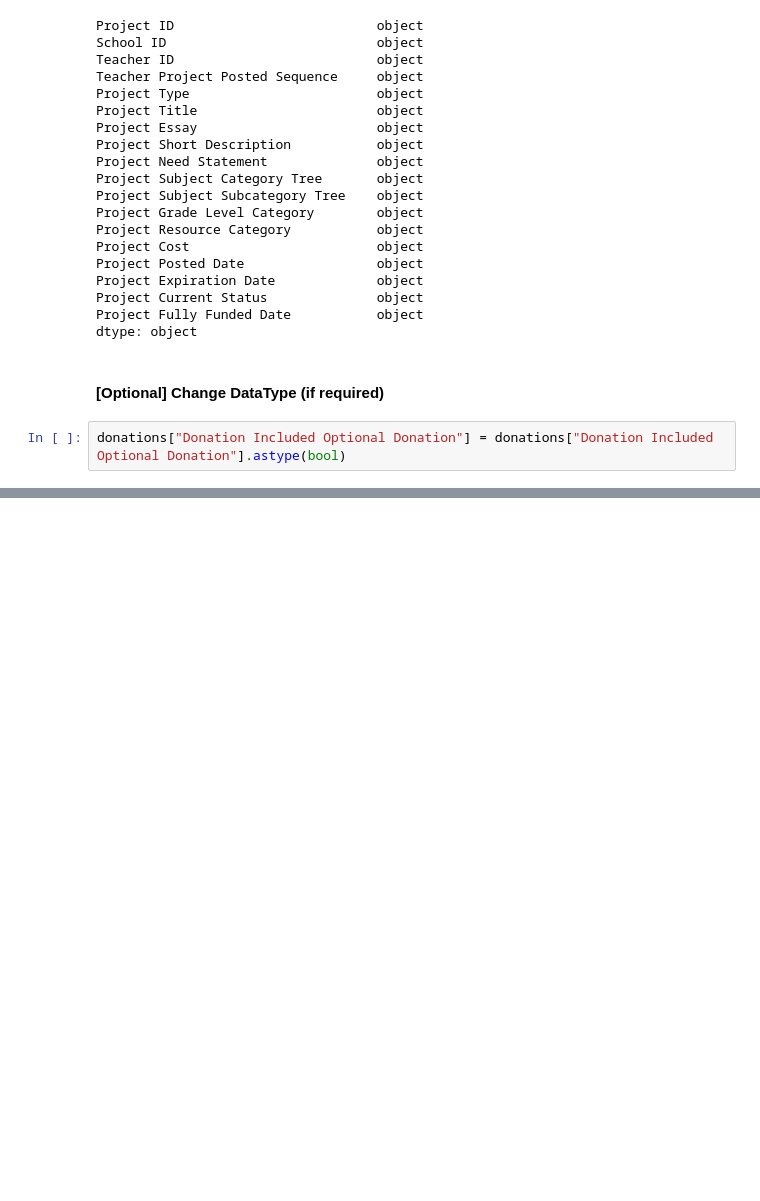
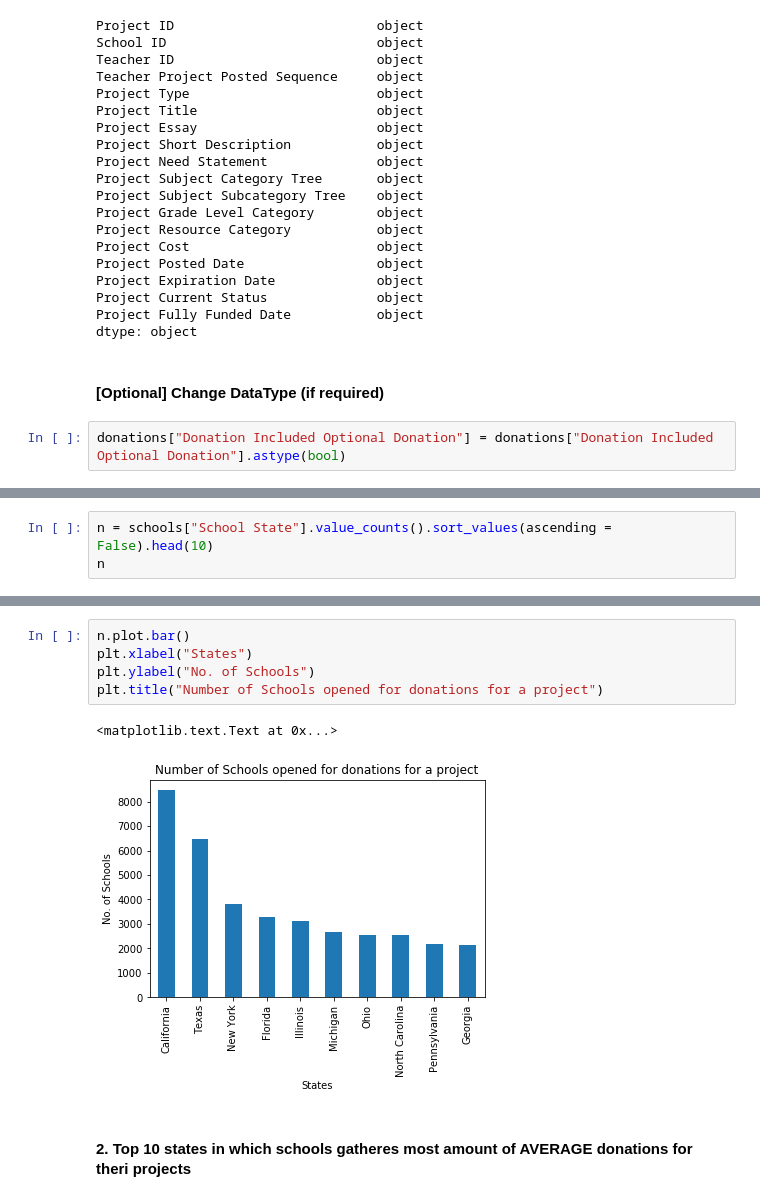
Before and after one commit to mukeshmehta/DonorsChoose-Data-Analysis, a Jupyter notebook: Donation-Analysis.ipynb, the cells around one changed output, grey strips where cells are left out. Drawn from its saved outputs; the diff is of its cells as text; blank space fills up the shorter version.

```diff
--- a/Donation-Analysis.ipynb
+++ b/Donation-Analysis.ipynb
@@ -175,0 +243,3 @@ donations["Donation Included Optional Donation"] = donations["Donation Included
+# %%
+n = schools["School State"].value_counts().sort_values(ascending = False).head(10)
+n
@@ -175,0 +258,10 @@ donations["Donation Included Optional Donation"] = donations["Donation Included
+# %%
+n.plot.bar()
+plt.xlabel("States")
+plt.ylabel("No. of Schools")
+plt.title("Number of Schools opened for donations for a project")
+# %% [output]
+<matplotlib.text.Text at 0x...>
+[figure, added]
+# %% [markdown]
+#### 2. Top 10 states in which schools gatheres most amount of AVERAGE donations for theri projects </li>
```
Also changed, not shown: parts of 19 cells of this notebook.
